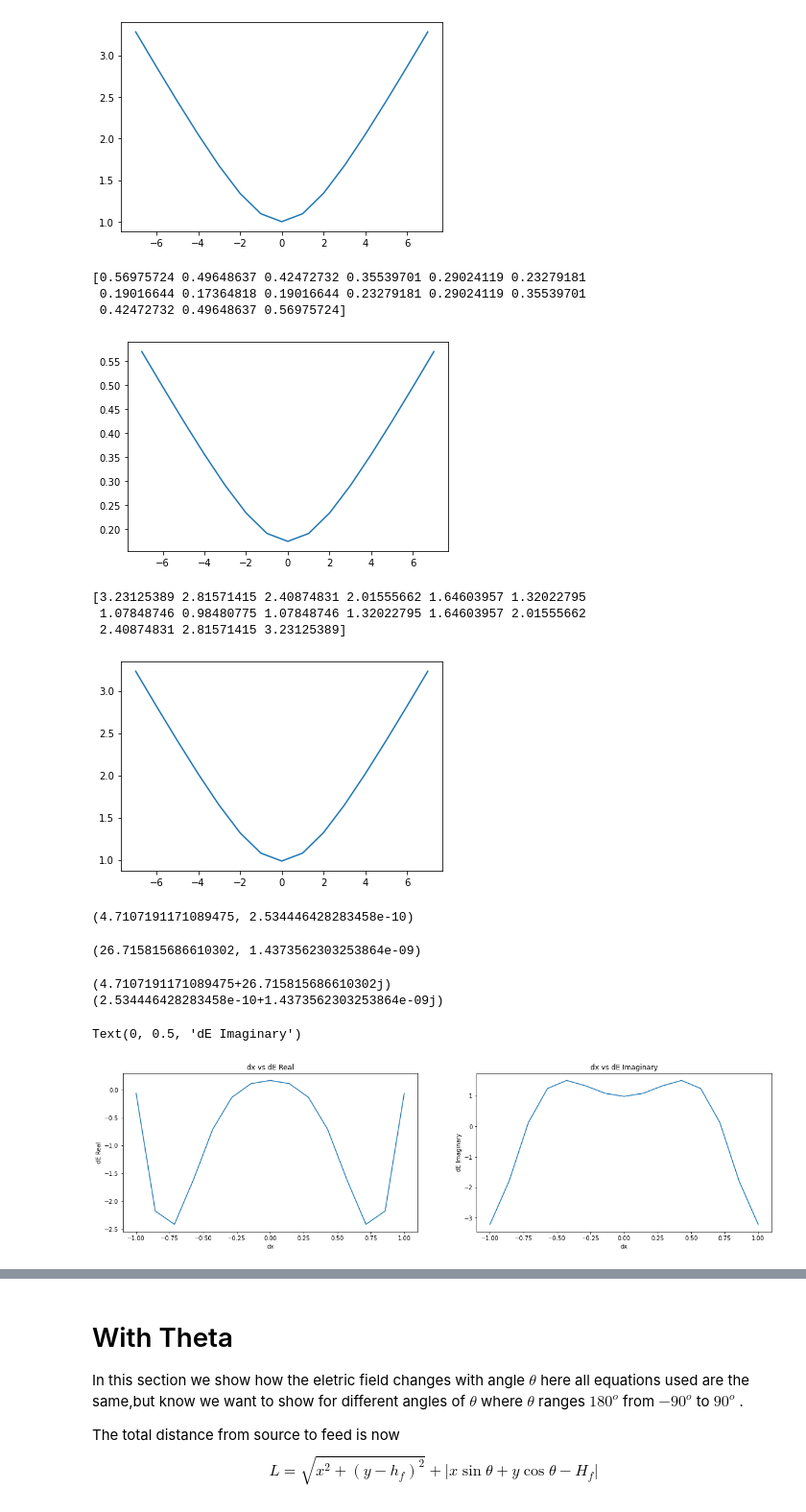
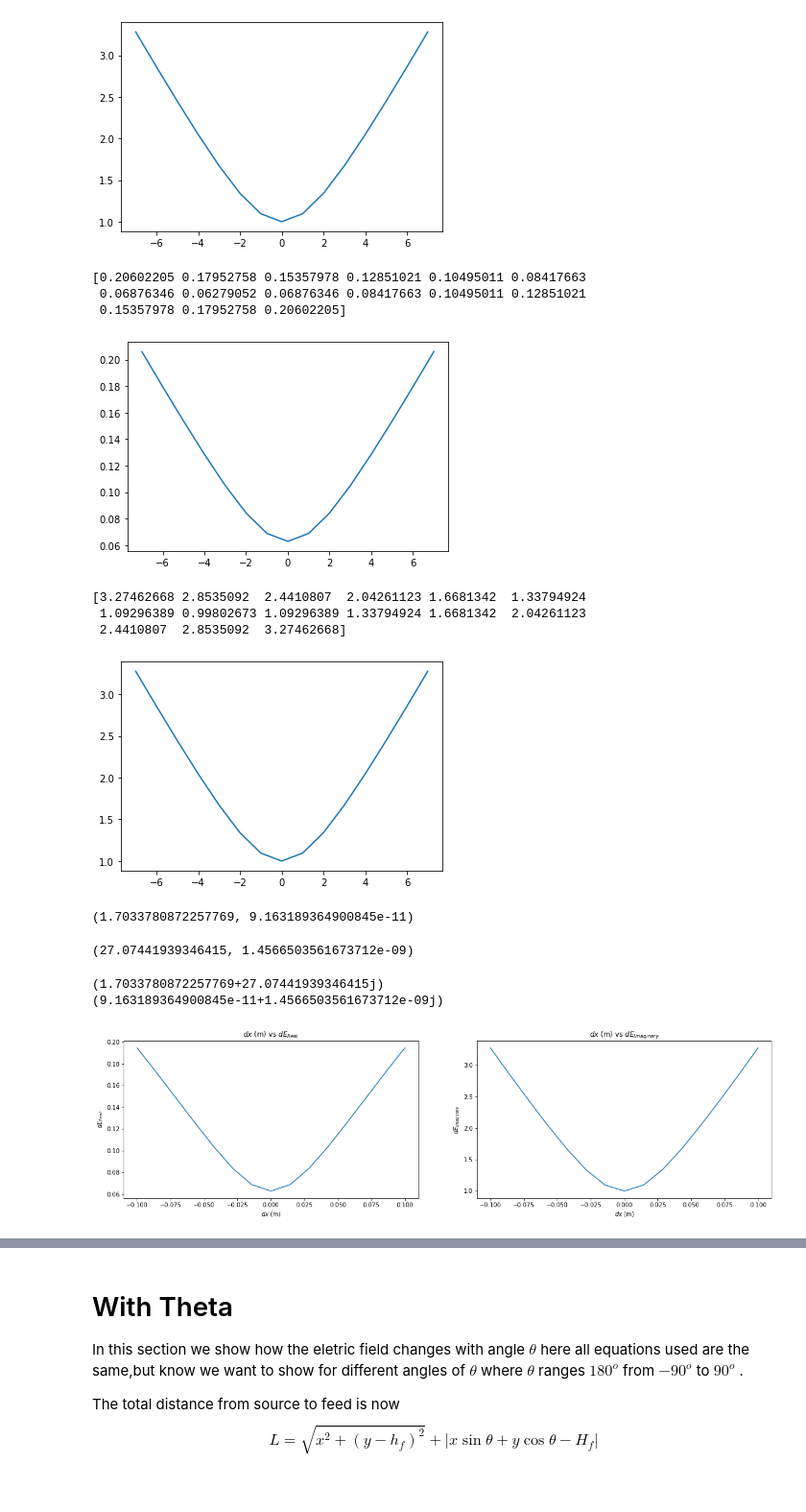
Before and after one commit to BrandonMaskell/B-Maskell-Research, a Jupyter notebook: Phys Project-checkpoint.ipynb, the cells around one changed output, grey strips where cells are left out. Shown at 96% size. Saved outputs shown, nothing was run; the diff lists cells and outputs as text; code cells hidden in the pictures.

```diff
--- a/Phys Project-checkpoint.ipynb
+++ b/Phys Project-checkpoint.ipynb
@@ -19,7 +19,7 @@ import scipy.integrate as integrate
 # %%
 #Functions of the equations
 D = 14.    # Diameter of dish in meters
-wavelen = 0.21 # 21 cm in meters Frequncy range 100MHz to 200MHz, make an array for lambda
+wavelen = 2. # frequency of 150Mhz in metres
 e = math.e   # eulers number
 dx = 0.
 dy=0.
@@ -68,58 +68,58 @@ dEreal = lambda x, h_feed,wavelen,D,dx,dy: ds(x, h_feed,dx,dy)*(np.cos(phi(wavel
 plt.plot(x,dEreal(x, h_feed,wavelen,D,dx,dy))
 print(dEreal(x, h_feed,wavelen,D,dx,dy))
 # %% [output]
-[0.56975724 0.49648637 0.42472732 0.35539701 0.29024119 0.23279181
- 0.19016644 0.17364818 0.19016644 0.23279181 0.29024119 0.35539701
- 0.42472732 0.49648637 0.56975724]
+[0.20602205 0.17952758 0.15357978 0.12851021 0.10495011 0.08417663
+ 0.06876346 0.06279052 0.06876346 0.08417663 0.10495011 0.12851021
+ 0.15357978 0.17952758 0.20602205]
-[figure, old version]
+[figure, new version]
 # %%
 dEimg = lambda x, h_feed,wavelen,D,dx,dy: ds(x, h_feed,dx,dy)*(np.sin(phi(wavelen,h_feed,x,D,dx,dy)))
 plt.plot(x,dEimg(x, h_feed,wavelen,D,dx,dy))
 print(dEimg(x, h_feed,wavelen,D,dx,dy))
 # %% [output]
-[3.23125389 2.81571415 2.40874831 2.01555662 1.64603957 1.32022795
- 1.07848746 0.98480775 1.07848746 1.32022795 1.64603957 2.01555662
- 2.40874831 2.81571415 3.23125389]
+[3.27462668 2.8535092  2.4410807  2.04261123 1.6681342  1.33794924
+ 1.09296389 0.99802673 1.09296389 1.33794924 1.6681342  2.04261123
+ 2.4410807  2.8535092  3.27462668]
-[figure, old version]
+[figure, new version]
 # %%
 Etotal_real = integrate.quad(dEreal,-D/2,D/2, args=(dfeed(h_feed,dx,dy),wavelen,D,dx,dy))
 print(Etotal_real)
 # %% [output]
-(4.7107191171089475, 2.534446428283458e-10)
+(1.7033780872257769, 9.163189364900845e-11)
 # %%
 Etotal_img = integrate.quad(dEimg,-D/2,D/2, args=(dfeed(h_feed,dx,dy),wavelen,D,dx,dy))
 print(Etotal_img)
 # %% [output]
-(26.715815686610302, 1.4373562303253864e-09)
+(27.07441939346415, 1.4566503561673712e-09)
 # %%
 Etotal = Etotal_real[0]+1j*Etotal_img[0]
 err = Etotal_real[1]+1j*Etotal_img[1]
 print(Etotal)
 print(err)
 # %% [output]
-(4.7107191171089475+26.715815686610302j)
-(2.534446428283458e-10+1.4373562303253864e-09j)
+(1.7033780872257769+27.07441939346415j)
+(9.163189364900845e-11+1.4566503561673712e-09j)
 # %%
 #for loop of deviation of the feed height
 # %%
-xdev=np.linspace(-1,1,15)    # Vertical Deviation in cm
+xdev=np.linspace(-0.1,0.1,15)    # Vertical Deviation in m (10 cm both sides)
 dx = xdev
 dy = 0.
 # %%
 plt.subplots(figsize=(20, 5))
 
 plt.subplot(1,2,1)
 plt.plot(dx,dEreal(x, h_feed,wavelen,D,dx,dy))
-plt.title('dx vs dE Real')
-plt.xlabel('dx')
-plt.ylabel('dE Real')
+plt.title('$dx$ (m) vs $dE_{Real}$')
+plt.xlabel('$dx$ (m)')
+plt.ylabel('$dE_{Real}$')
 
 plt.subplot(1,2,2)
 plt.plot(dx,dEimg(x, h_feed,wavelen,D,dx,dy))
-plt.title('dx vs dE Imaginary')
-plt.xlabel('dx')
-plt.ylabel('dE Imaginary')
+plt.title('$dx$ (m) vs $dE_{Imaginary}$')
+plt.xlabel('$dx$ (m)')
+plt.ylabel('$dE_{Imaginary}$')
+#plt.savefig('dx_vs_dE.jpg')
 # %% [output]
-Text(0, 0.5, 'dE Imaginary')
-[figure, old version]
+[figure, new version]
 # %% [markdown]
```
Also changed, not shown: parts of 28 cells of this notebook.
